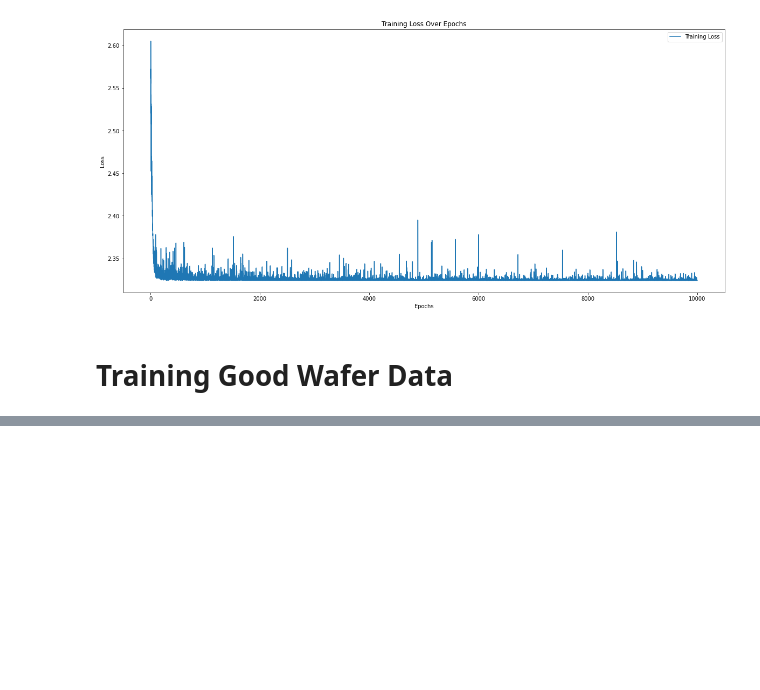
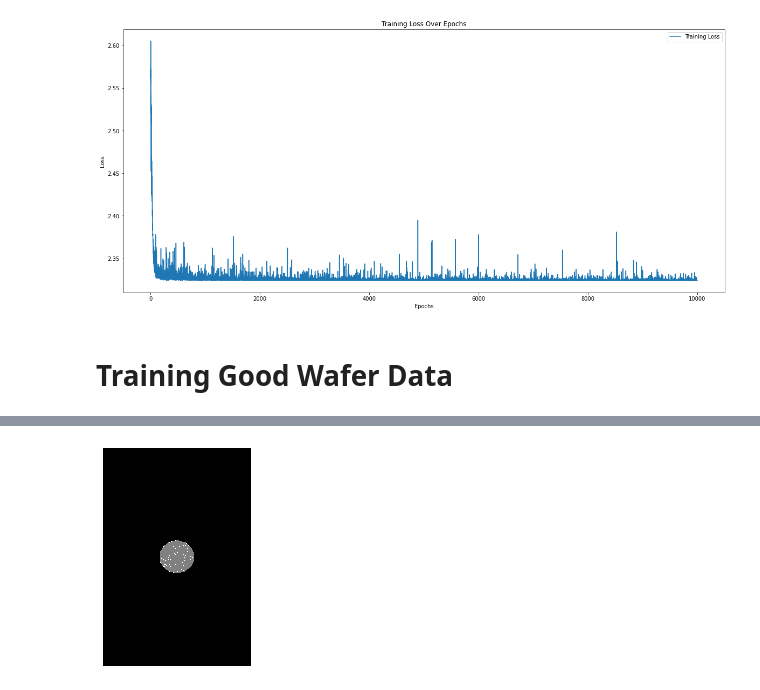
Before and after one commit to Arycast/vae_casp-er, a Jupyter notebook: python/vae_wafer.ipynb, the cells around one changed output, grey strips where cells are left out. Drawn from its saved outputs; the diff is of its cells as text; code cells hidden in the pictures; blank space fills up the shorter version.

```diff
--- a/python/vae_wafer.ipynb
+++ b/python/vae_wafer.ipynb
@@ -404,0 +464,27 @@ plt.show()
+# %%
+max_shape = (300,204)
+
+def pad_flatten(np_arr, max_shape):
+     # Calculate padding for rows and columns
+    pad_rows = (max_shape[0] - np_arr.shape[0]) // 2
+    pad_cols = (max_shape[1] - np_arr.shape[1]) // 2
+
+    # Pad the array with zeros
+    padded_array = np.pad(np_arr, ((pad_rows, max_shape[0] - np_arr.shape[0] - pad_rows),
+                                   (pad_cols, max_shape[1] - np_arr.shape[1] - pad_cols)),
+                                   mode='constant', constant_values=0)
+    return padded_array
+
+
+padded = pad_flatten(good_wafer_df['waferMap'][0],max_shape)
+cmap = mcolors.ListedColormap(['black', 'grey', 'white'])
+# Create an image of the array
+plt.imshow(padded, cmap=cmap, interpolation='nearest')
+
+# Optionally, remove axis labels
+plt.axis('off')
+
+# Show the plot
+plt.show()
+# %% [output]
+[figure, added]
```
Also changed, not shown: parts of 8 cells of this notebook.
